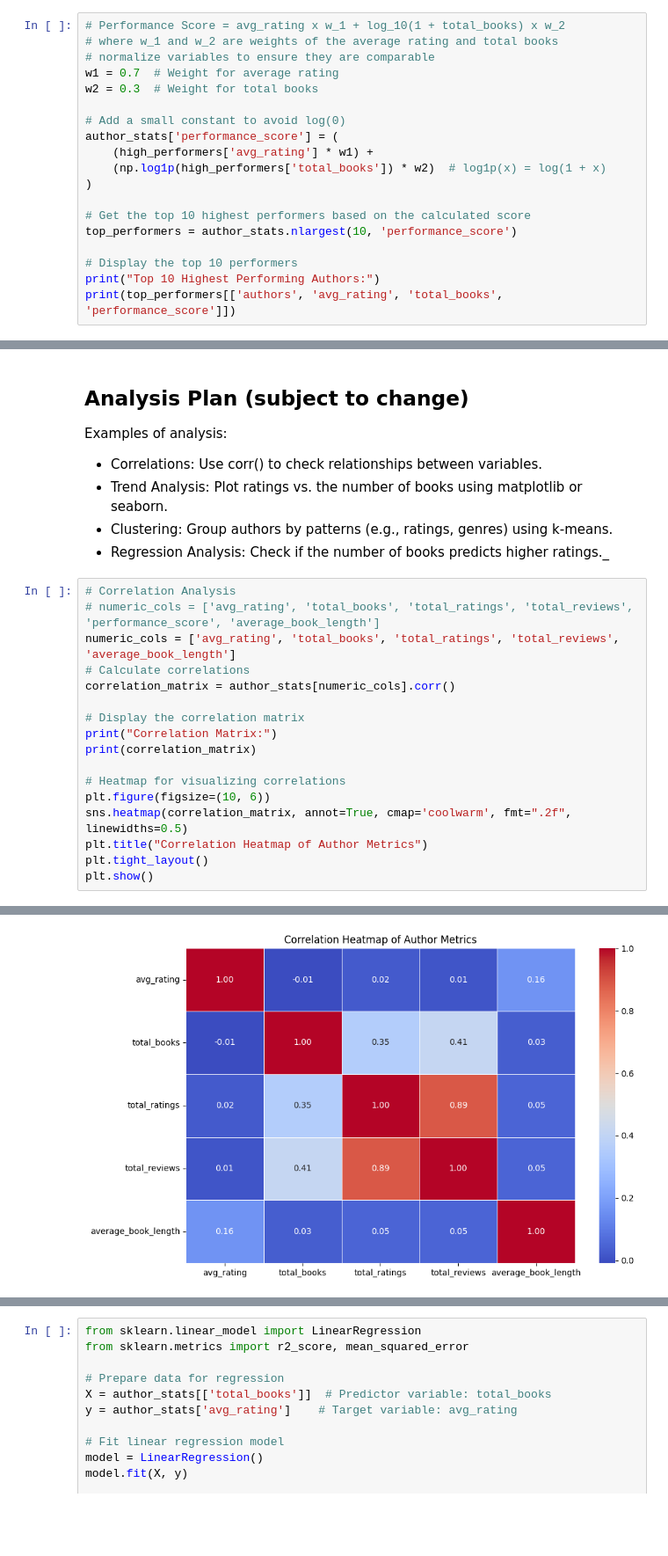
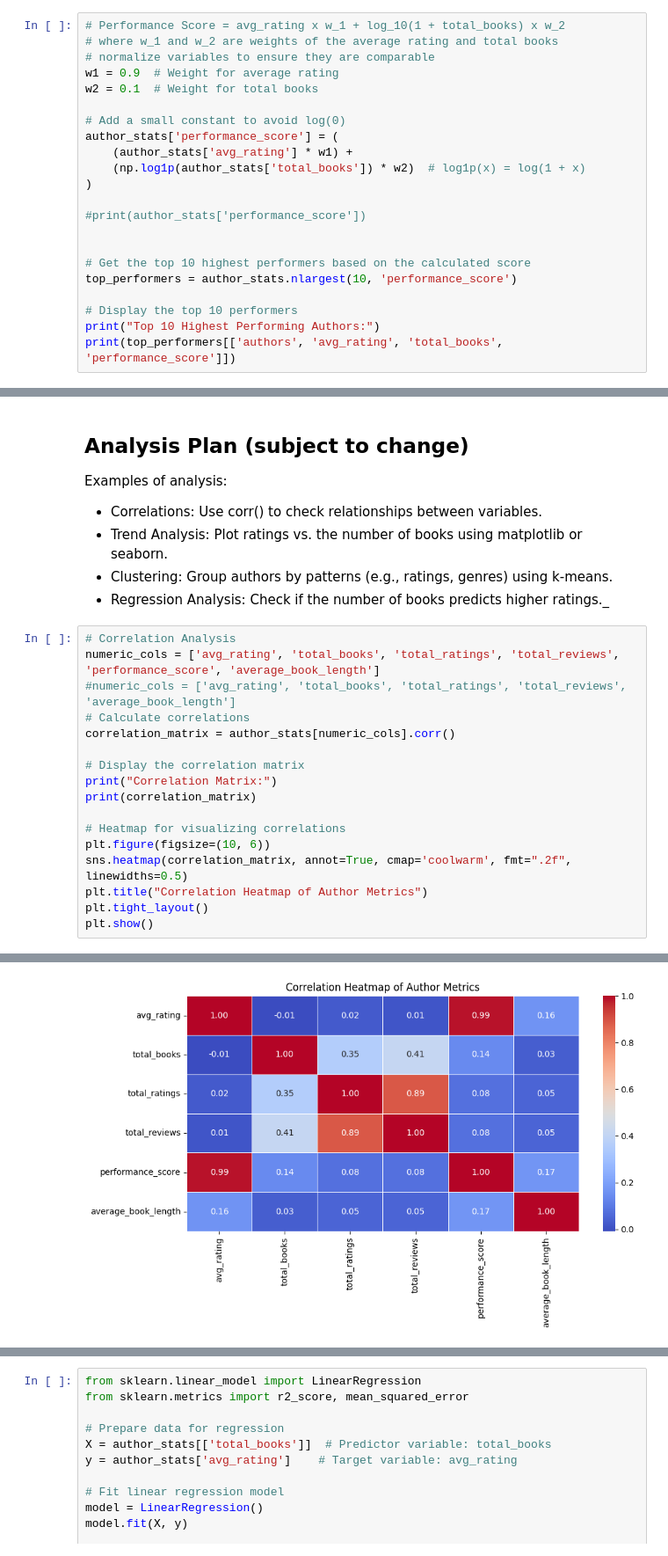
Before and after one commit to clhughes01/ECE143_Project, a Jupyter notebook: src/author-success-analysis.ipynb, the cells around one changed output, grey strips where cells are left out. Shown at 88% size. Cells and saved outputs as stored; diff of their text form; blank space fills up the shorter version.

Commit message:
change weights of performance score, change regression analysis for book length

```diff
--- a/src/author-success-analysis.ipynb
+++ b/src/author-success-analysis.ipynb
@@ -170,14 +170,17 @@ print(high_performers)
 # Performance Score = avg_rating x w_1 + log_10(1 + total_books) x w_2
 # where w_1 and w_2 are weights of the average rating and total books
 # normalize variables to ensure they are comparable
-w1 = 0.7  # Weight for average rating
-w2 = 0.3  # Weight for total books
+w1 = 0.9  # Weight for average rating
+w2 = 0.1  # Weight for total books
 
 # Add a small constant to avoid log(0)
 author_stats['performance_score'] = (
-    (high_performers['avg_rating'] * w1) +
-    (np.log1p(high_performers['total_books']) * w2)  # log1p(x) = log(1 + x)
+    (author_stats['avg_rating'] * w1) +
+    (np.log1p(author_stats['total_books']) * w2)  # log1p(x) = log(1 + x)
 )
+
+#print(author_stats['performance_score'])
+
 
 # Get the top 10 highest performers based on the calculated score
 top_performers = author_stats.nlargest(10, 'performance_score')
@@ -297,8 +300,8 @@ Examples of analysis:
 - Regression Analysis: Check if the number of books predicts higher ratings._
 # %%
 # Correlation Analysis
-# numeric_cols = ['avg_rating', 'total_books', 'total_ratings', 'total_reviews', 'performance_score', 'average_book_length']
-numeric_cols = ['avg_rating', 'total_books', 'total_ratings', 'total_reviews', 'average_book_length']
+numeric_cols = ['avg_rating', 'total_books', 'total_ratings', 'total_reviews', 'performance_score', 'average_book_length']
+#numeric_cols = ['avg_rating', 'total_books', 'total_ratings', 'total_reviews', 'average_book_length']
 # Calculate correlations
 correlation_matrix = author_stats[numeric_cols].corr()
 
@@ -330,4 +335,4 @@ average_book_length             1.000000
-[figure, old version]
+[figure, new version]
 # %%
 # Trend Analysis: Ratings vs. Number of Books
 plt.figure(figsize=(10, 6))
```
Also changed, not shown: parts of 8 cells of this notebook.
